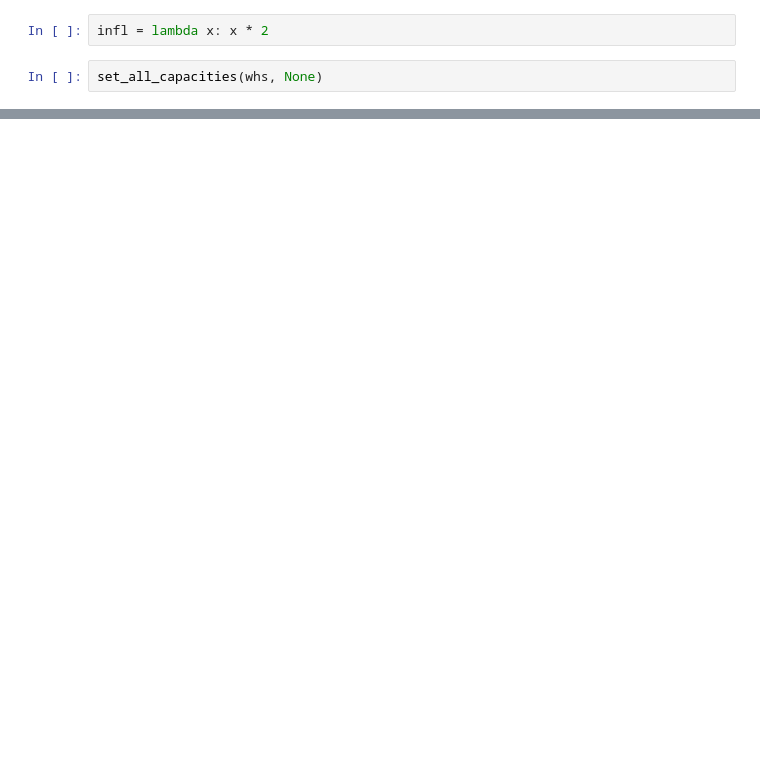
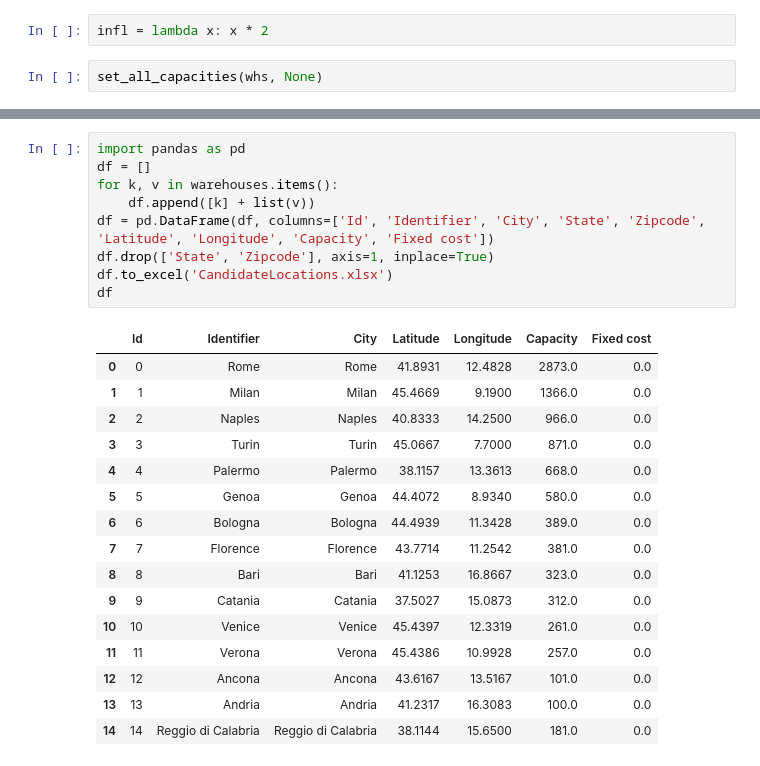
Before and after one commit to ropinotex/network_optimization, a Jupyter notebook: Netopt.ipynb, the cells around one changed output, grey strips where cells are left out. Drawn from its saved outputs; the diff is of its cells as text; blank space fills up the shorter version.

Commit message:
Update data

```diff
--- a/Netopt.ipynb
+++ b/Netopt.ipynb
@@ -637,0 +634,26 @@ set_all_capacities(whs, None)
+# %%
+import pandas as pd
+df = []
+for k, v in warehouses.items():
+    df.append([k] + list(v))
+df = pd.DataFrame(df, columns=['Id', 'Identifier', 'City', 'State', 'Zipcode', 'Latitude', 'Longitude', 'Capacity', 'Fixed cost'])
+df.drop(['State', 'Zipcode'], axis=1, inplace=True)
+df.to_excel('CandidateLocations.xlsx')
+df
+# %% [output]
+|  | Id | Identifier | City | Latitude | Longitude | Capacity | Fixed cost |
+| 0 | 0 | Rome | Rome | 41.8931 | 12.4828 | 2873.0 | 0.0 |
+| 1 | 1 | Milan | Milan | 45.4669 | 9.1900 | 1366.0 | 0.0 |
+| 2 | 2 | Naples | Naples | 40.8333 | 14.2500 | 966.0 | 0.0 |
+| 3 | 3 | Turin | Turin | 45.0667 | 7.7000 | 871.0 | 0.0 |
+| 4 | 4 | Palermo | Palermo | 38.1157 | 13.3613 | 668.0 | 0.0 |
+| 5 | 5 | Genoa | Genoa | 44.4072 | 8.9340 | 580.0 | 0.0 |
+| 6 | 6 | Bologna | Bologna | 44.4939 | 11.3428 | 389.0 | 0.0 |
+| 7 | 7 | Florence | Florence | 43.7714 | 11.2542 | 381.0 | 0.0 |
+| 8 | 8 | Bari | Bari | 41.1253 | 16.8667 | 323.0 | 0.0 |
+| 9 | 9 | Catania | Catania | 37.5027 | 15.0873 | 312.0 | 0.0 |
+| 10 | 10 | Venice | Venice | 45.4397 | 12.3319 | 261.0 | 0.0 |
+| 11 | 11 | Verona | Verona | 45.4386 | 10.9928 | 257.0 | 0.0 |
+| 12 | 12 | Ancona | Ancona | 43.6167 | 13.5167 | 101.0 | 0.0 |
+| 13 | 13 | Andria | Andria | 41.2317 | 16.3083 | 100.0 | 0.0 |
+| 14 | 14 | Reggio di Calabria | Reggio di Calabria | 38.1144 | 15.6500 | 181.0 | 0.0 |
```
Also changed, not shown: parts of 34 cells of this notebook, 3 other files.
